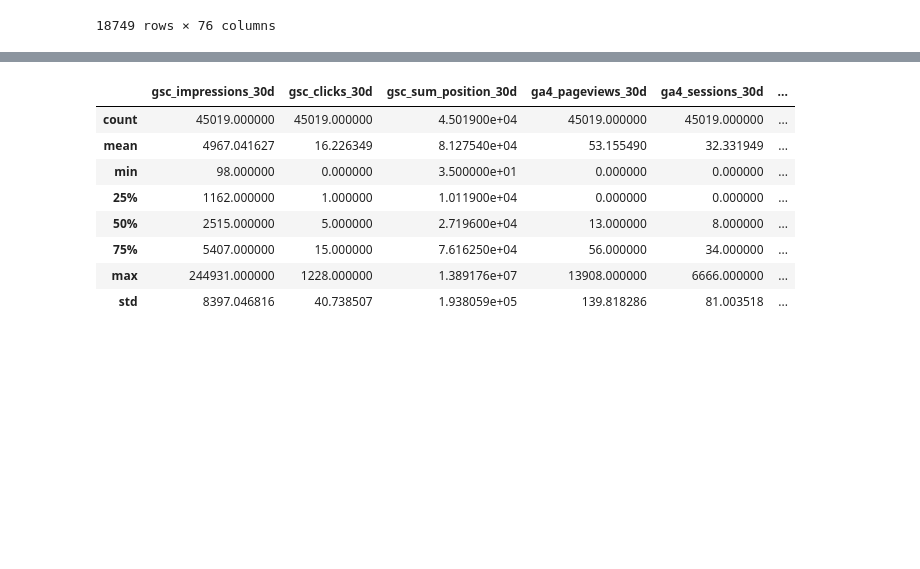
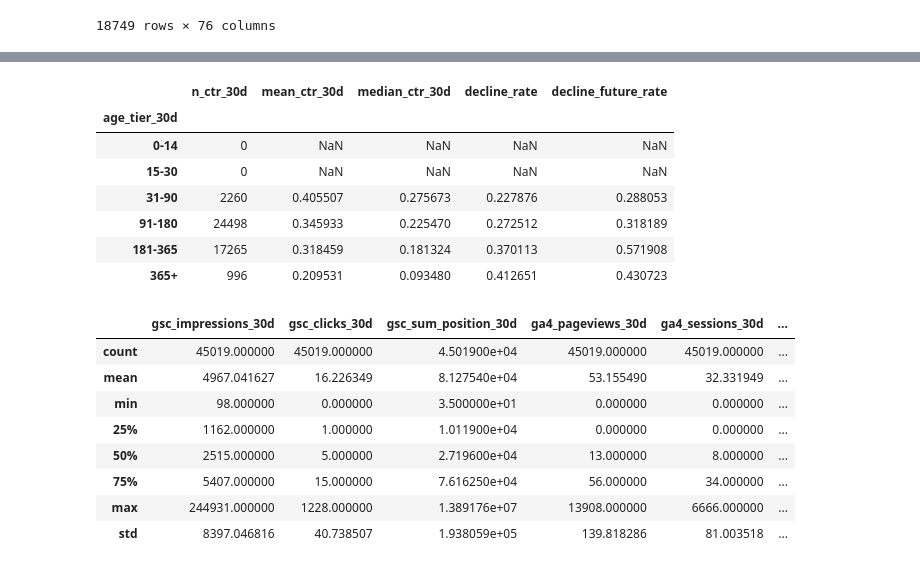
Before and after one commit to octane21/flyrank-internship-ML, a Jupyter notebook: work/notebooks/w04_baseline_score.ipynb, the cells around one changed output, grey strips where cells are left out. Cells and saved outputs as stored; diff of their text form; code cells hidden in the pictures; blank space fills up the shorter version.

```diff
--- a/work/notebooks/w04_baseline_score.ipynb
+++ b/work/notebooks/w04_baseline_score.ipynb
@@ -568,3 +675,21 @@ dataset[dataset['trend_pct_future'] < -20]
+# %%
+(dataset.groupby('age_tier_30d')
+    .agg(
+        n_ctr_30d=("ctr_30d", "count"),
+        mean_ctr_30d=('ctr_30d', 'mean'),
+        median_ctr_30d=("ctr_30d", "median"),
+        decline_rate=("decline_label", "mean"),
+        decline_future_rate=("decline_future_label", "mean")
+        ))
+# %% [output]
+|  | n_ctr_30d | mean_ctr_30d | median_ctr_30d | decline_rate | decline_future_rate |
+| age_tier_30d |  |  |  |  |  |
+| 0-14 | 0 | NaN | NaN | NaN | NaN |
+| 15-30 | 0 | NaN | NaN | NaN | NaN |
+| 31-90 | 2260 | 0.405507 | 0.275673 | 0.227876 | 0.288053 |
+| 91-180 | 24498 | 0.345933 | 0.225470 | 0.272512 | 0.318189 |
+| 181-365 | 17265 | 0.318459 | 0.181324 | 0.370113 | 0.571908 |
+| 365+ | 996 | 0.209531 | 0.093480 | 0.412651 | 0.430723 |
 # %%
 dataset.to_csv("dataset_flyrank")
 # %%
```
Also changed, not shown: parts of 12 cells of this notebook.
